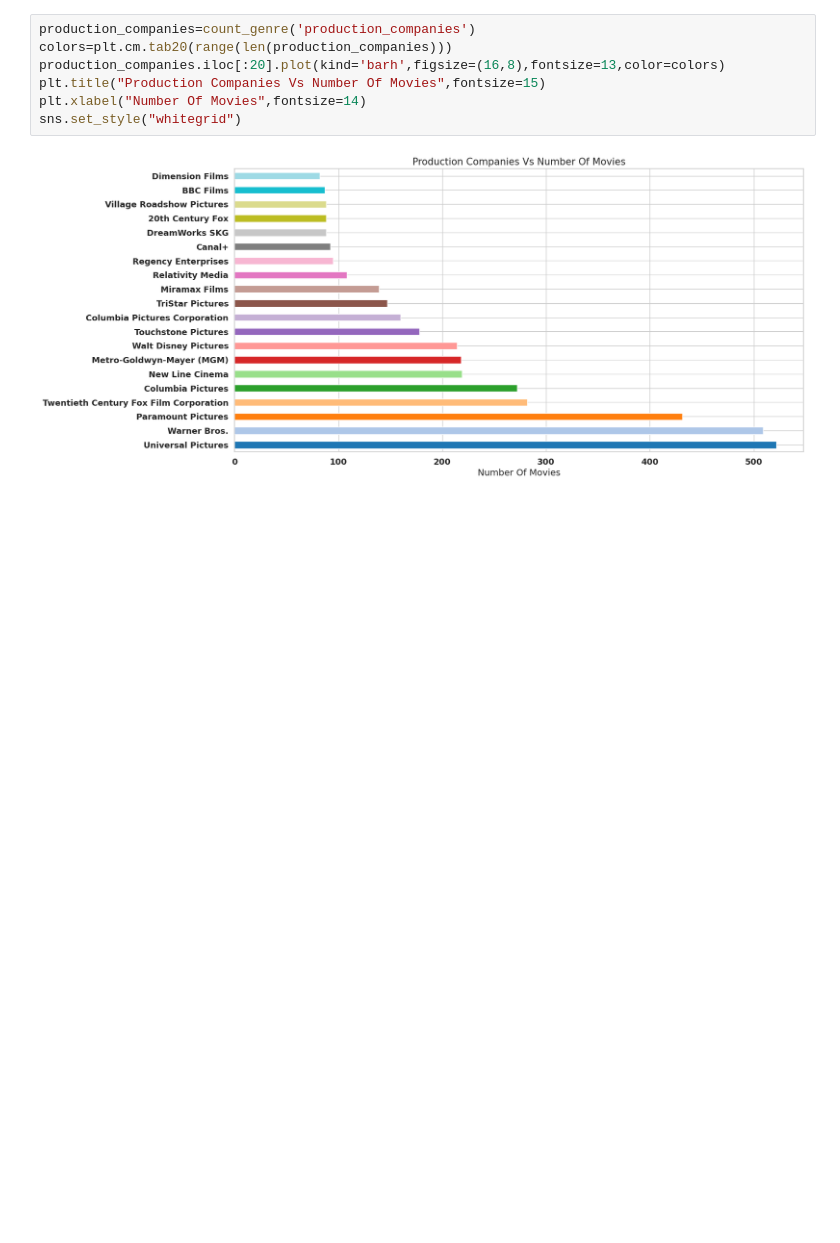
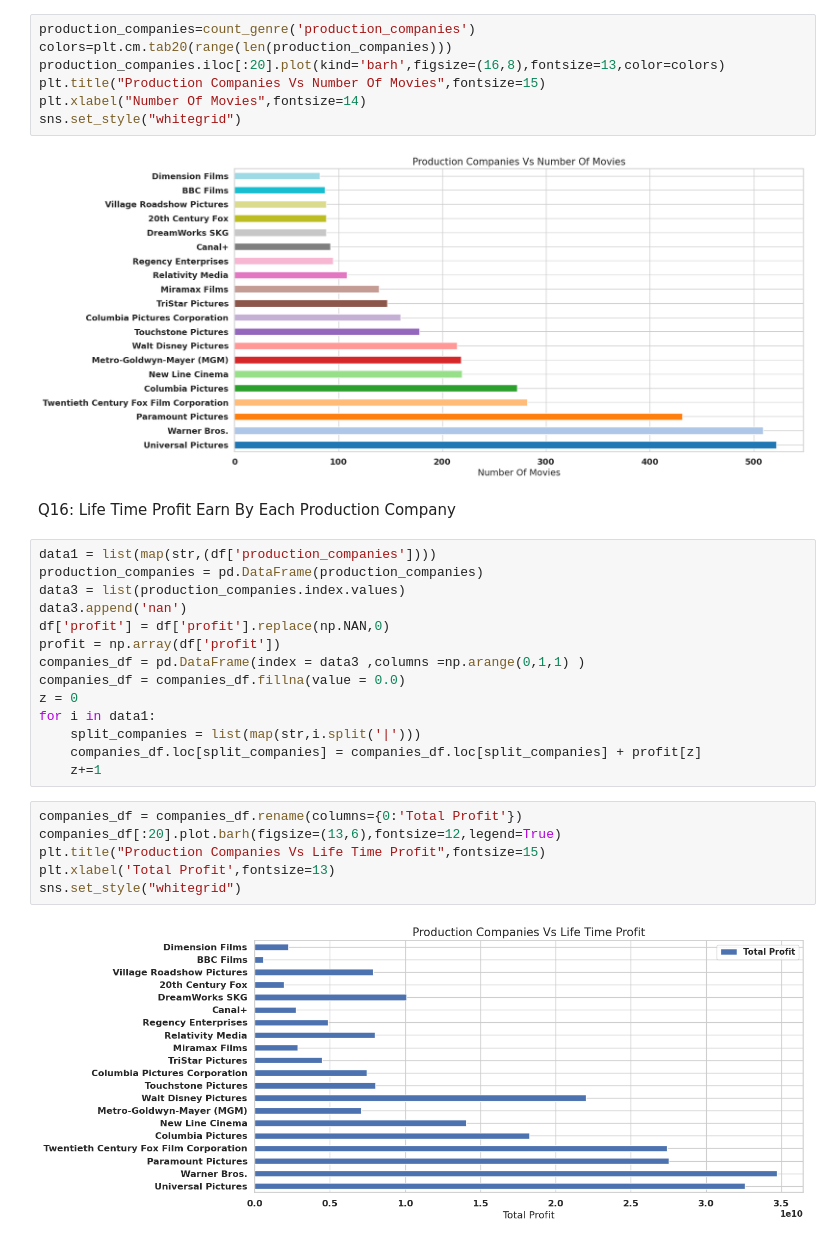
Before and after one commit to leviackerman007/Movie_Data_Explorer, a Jupyter notebook: Movie_Analysis.ipynb, the cells around one changed output. Cells and saved outputs as stored; diff of their text form; blank space fills up the shorter version.

Commit message:
Notebook Q16: Life Time Profit Earn By Each Production Company readme.md updation

```diff
--- a/Movie_Analysis.ipynb
+++ b/Movie_Analysis.ipynb
@@ -624,3 +621,27 @@ plt.xlabel("Number Of Movies",fontsize=14)
 sns.set_style("whitegrid")
 # %% [output]
 [figure]
+# %% [markdown]
+Q16: Life Time Profit Earn By Each Production Company
+# %%
+data1 = list(map(str,(df['production_companies'])))
+production_companies = pd.DataFrame(production_companies)
+data3 = list(production_companies.index.values)
+data3.append('nan')
+df['profit'] = df['profit'].replace(np.NAN,0)
+profit = np.array(df['profit'])
+companies_df = pd.DataFrame(index = data3 ,columns =np.arange(0,1,1) )
+companies_df = companies_df.fillna(value = 0.0)
+z = 0
+for i in data1:
+    split_companies = list(map(str,i.split('|')))
+    companies_df.loc[split_companies] = companies_df.loc[split_companies] + profit[z]
+    z+=1
+# %%
+companies_df = companies_df.rename(columns={0:'Total Profit'})
+companies_df[:20].plot.barh(figsize=(13,6),fontsize=12,legend=True)
+plt.title("Production Companies Vs Life Time Profit",fontsize=15)
+plt.xlabel('Total Profit',fontsize=13)
+sns.set_style("whitegrid")
+# %% [output]
+[figure, added]
```
Also changed, not shown: parts of 2 cells of this notebook, 1 other file.
